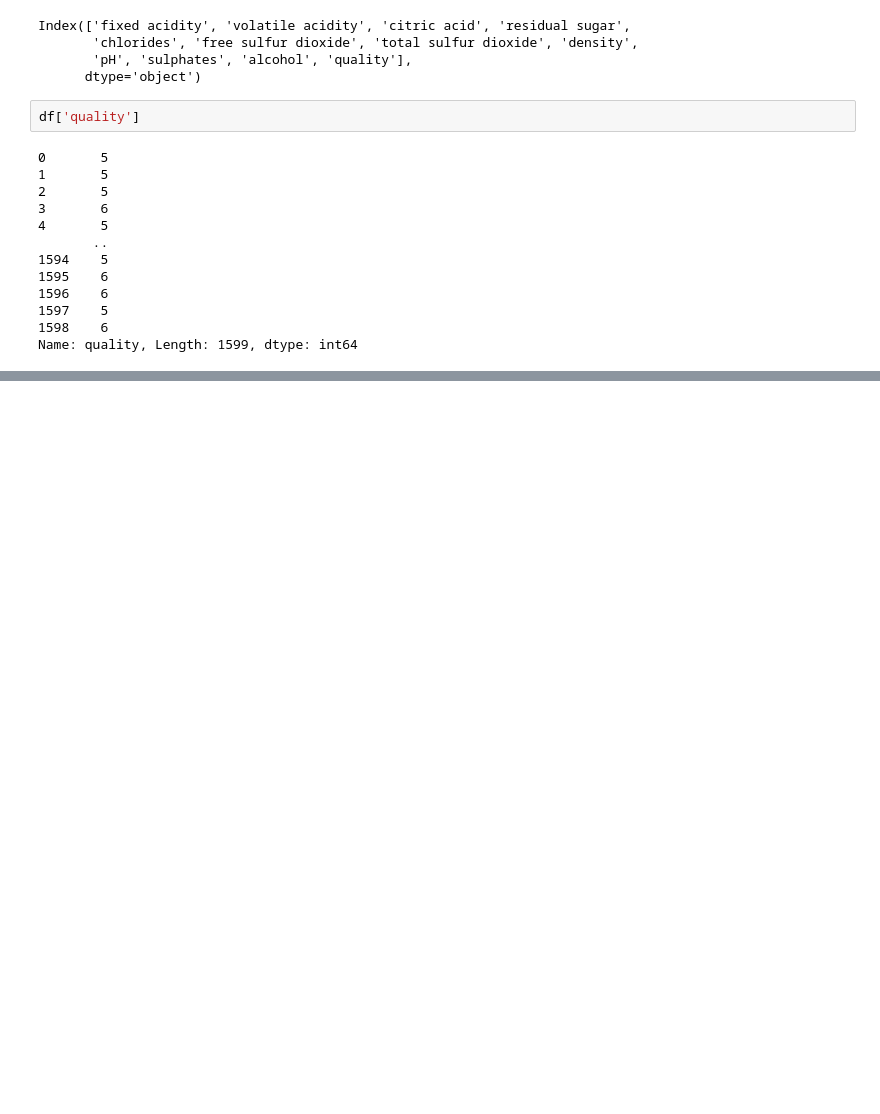
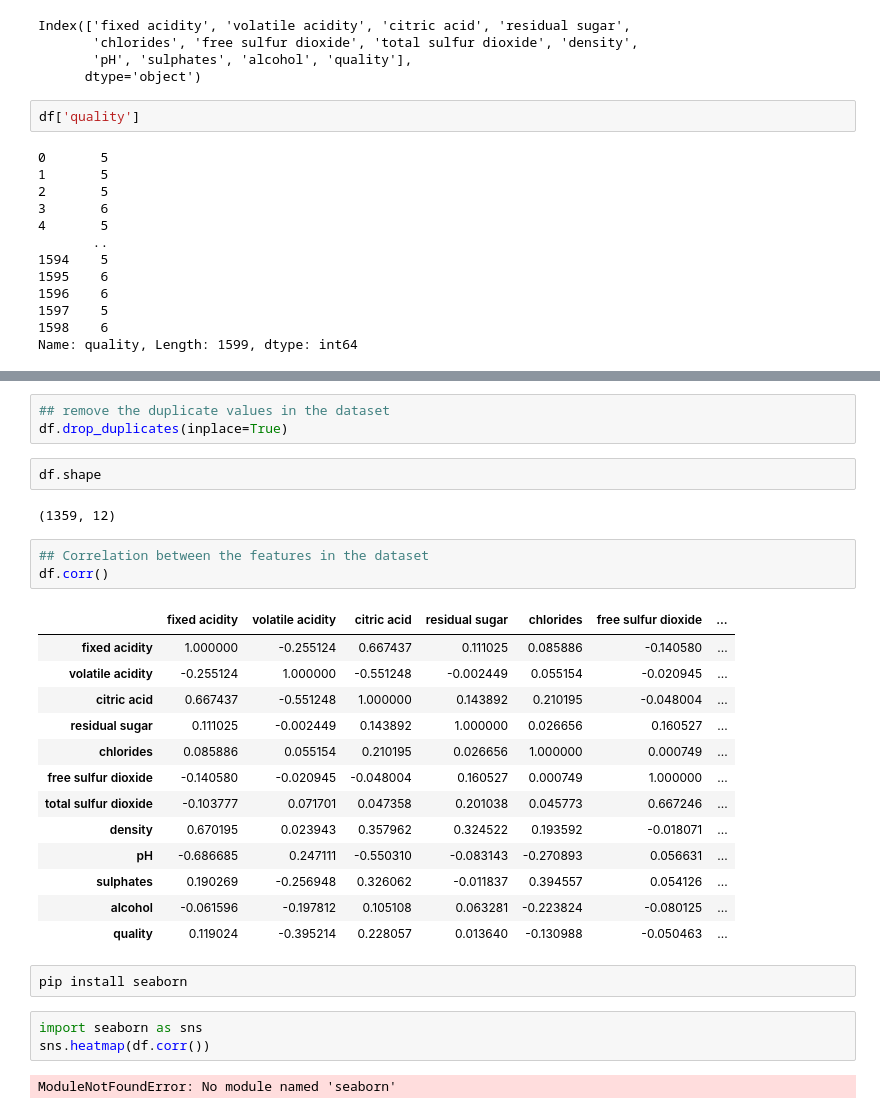
Before and after one commit to pashupatinathvidyarthi/Data-Science-Machine-Learning-Deep-Learning-and-NLP, a Jupyter notebook: Python/EDA/lec01.ipynb, the cells around one changed output, grey strips where cells are left out. Saved outputs shown, nothing was run; the diff lists cells and outputs as text; blank space fills up the shorter version.

```diff
--- a/Python/EDA/lec01.ipynb
+++ b/Python/EDA/lec01.ipynb
@@ -122,0 +165,31 @@ Name: quality, Length: 1599, dtype: int64>
+# %%
+## remove the duplicate values in the dataset
+df.drop_duplicates(inplace=True)
+# %%
+df.shape
+# %% [output]
+(1359, 12)
+# %%
+## Correlation between the features in the dataset
+df.corr()
+# %% [output]
+|  | fixed acidity | volatile acidity | citric acid | residual sugar | chlorides | free sulfur dioxide | ... |
+| fixed acidity | 1.000000 | -0.255124 | 0.667437 | 0.111025 | 0.085886 | -0.140580 | ... |
+| volatile acidity | -0.255124 | 1.000000 | -0.551248 | -0.002449 | 0.055154 | -0.020945 | ... |
+| citric acid | 0.667437 | -0.551248 | 1.000000 | 0.143892 | 0.210195 | -0.048004 | ... |
+| residual sugar | 0.111025 | -0.002449 | 0.143892 | 1.000000 | 0.026656 | 0.160527 | ... |
+| chlorides | 0.085886 | 0.055154 | 0.210195 | 0.026656 | 1.000000 | 0.000749 | ... |
+| free sulfur dioxide | -0.140580 | -0.020945 | -0.048004 | 0.160527 | 0.000749 | 1.000000 | ... |
+| total sulfur dioxide | -0.103777 | 0.071701 | 0.047358 | 0.201038 | 0.045773 | 0.667246 | ... |
+| density | 0.670195 | 0.023943 | 0.357962 | 0.324522 | 0.193592 | -0.018071 | ... |
+| pH | -0.686685 | 0.247111 | -0.550310 | -0.083143 | -0.270893 | 0.056631 | ... |
+| sulphates | 0.190269 | -0.256948 | 0.326062 | -0.011837 | 0.394557 | 0.054126 | ... |
+| alcohol | -0.061596 | -0.197812 | 0.105108 | 0.063281 | -0.223824 | -0.080125 | ... |
+| quality | 0.119024 | -0.395214 | 0.228057 | 0.013640 | -0.130988 | -0.050463 | ... |
+# %%
+pip install seaborn
+# %%
+import seaborn as sns
+sns.heatmap(df.corr())
+# %% [output]
+ModuleNotFoundError: No module named 'seaborn'
```
Also changed, not shown: parts of 4 cells of this notebook, 1 other file.
